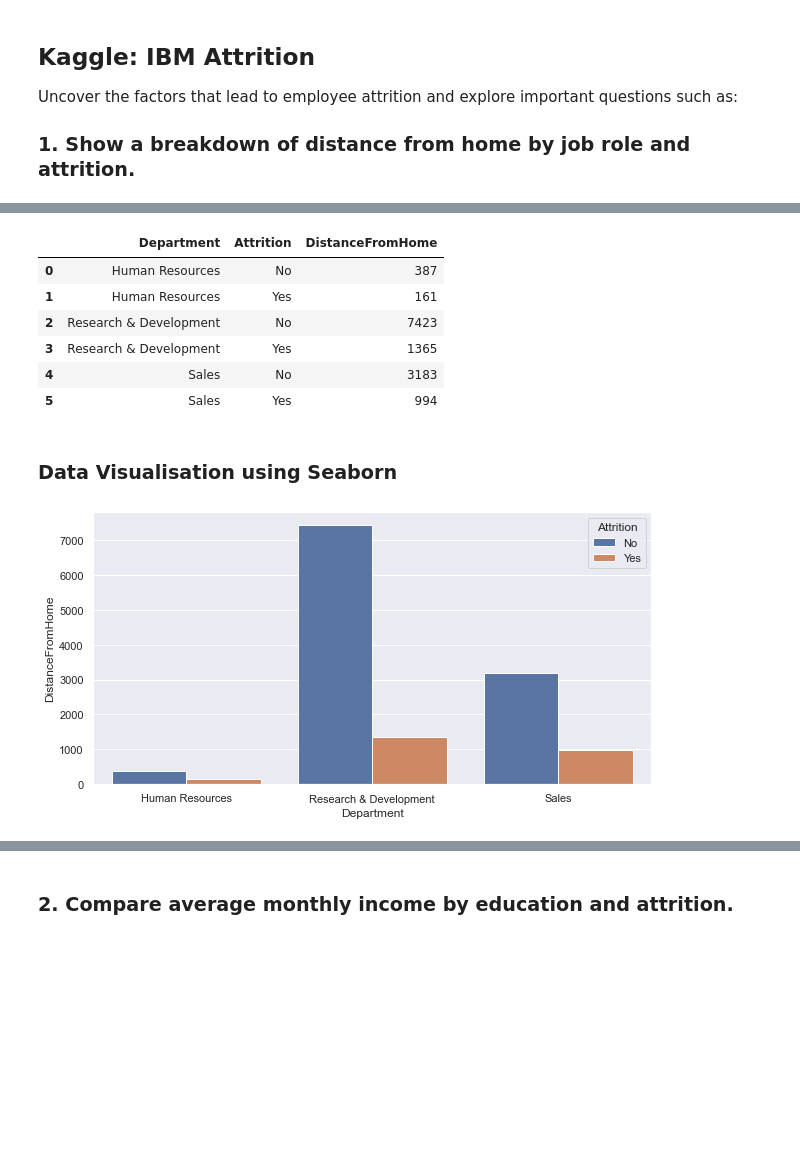
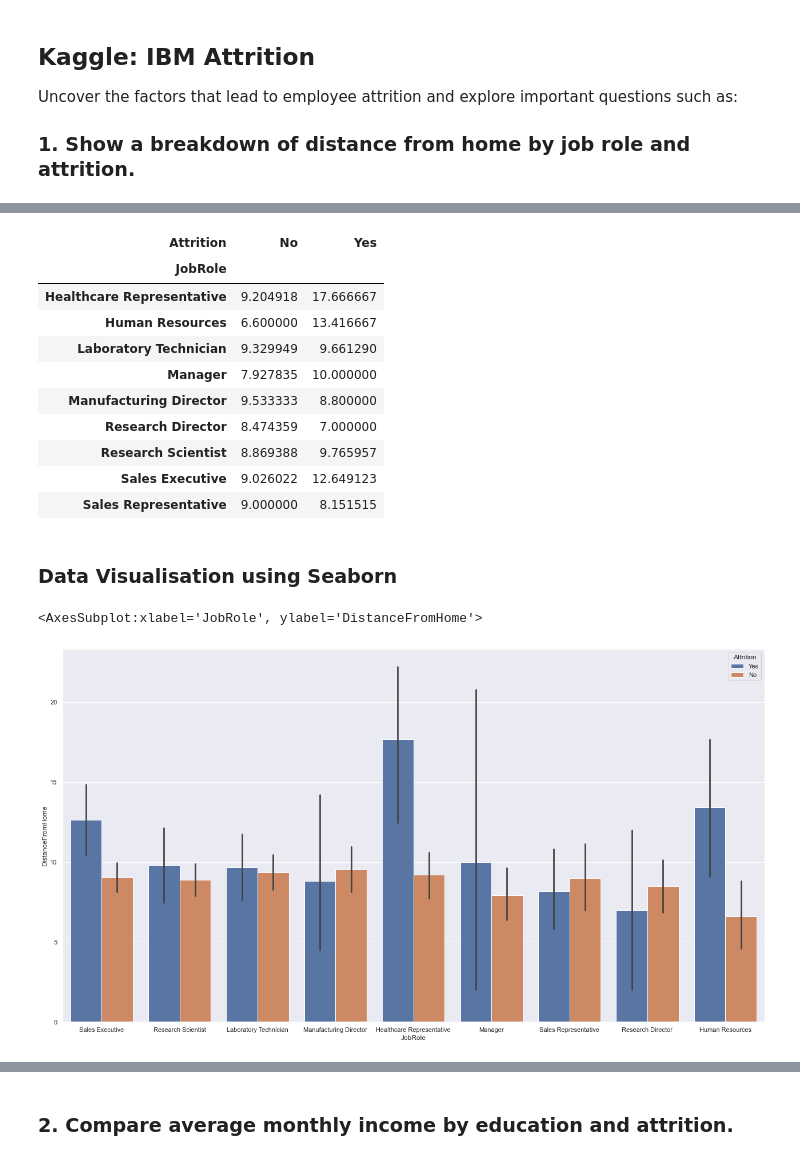
Before and after one commit to nphiona93/ADS-Assignment-2-3, a Jupyter notebook: Assignment 2-3.ipynb, the cells around one changed output, grey strips where cells are left out. Saved outputs shown, nothing was run; the diff lists cells and outputs as text; code cells hidden in the pictures; blank space fills up the shorter version.

```diff
--- a/Assignment 2-3.ipynb
+++ b/Assignment 2-3.ipynb
@@ -43,18 +70,24 @@ Uncover the factors that lead to employee attrition and explore important questi
 # %%
-breakdown = df.groupby(['Department', 'Attrition'])["DistanceFromHome"].sum().reset_index()
-breakdown
+breakdown_1 = df.groupby(['JobRole', 'Attrition'])["DistanceFromHome"].mean().unstack()
+breakdown_1
 # %% [output]
-|  | Department | Attrition | DistanceFromHome |
-| 0 | Human Resources | No | 387 |
-| 1 | Human Resources | Yes | 161 |
-| 2 | Research & Development | No | 7423 |
-| 3 | Research & Development | Yes | 1365 |
-| 4 | Sales | No | 3183 |
-| 5 | Sales | Yes | 994 |
+| Attrition | No | Yes |
+| JobRole |  |  |
+| Healthcare Representative | 9.204918 | 17.666667 |
+| Human Resources | 6.600000 | 13.416667 |
+| Laboratory Technician | 9.329949 | 9.661290 |
+| Manager | 7.927835 | 10.000000 |
+| Manufacturing Director | 9.533333 | 8.800000 |
+| Research Director | 8.474359 | 7.000000 |
+| Research Scientist | 8.869388 | 9.765957 |
+| Sales Executive | 9.026022 | 12.649123 |
+| Sales Representative | 9.000000 | 8.151515 |
 # %% [markdown]
 ### Data Visualisation using Seaborn
-# %%
-sns.barplot(x="Department", y="DistanceFromHome", hue="Attrition", data=breakdown)
-sns.set(rc={'figure.figsize':(5,2.5)})
-# %% [output]
-[figure, removed]
+# %%
+
+plt.figure(figsize = (22,12))
+sns.barplot(x = 'JobRole', y = 'DistanceFromHome', data = df, hue = 'Attrition')
+# %% [output]
+<AxesSubplot:xlabel='JobRole', ylabel='DistanceFromHome'>
+[figure, added]
```
Also changed, not shown: parts of 9 cells of this notebook.
